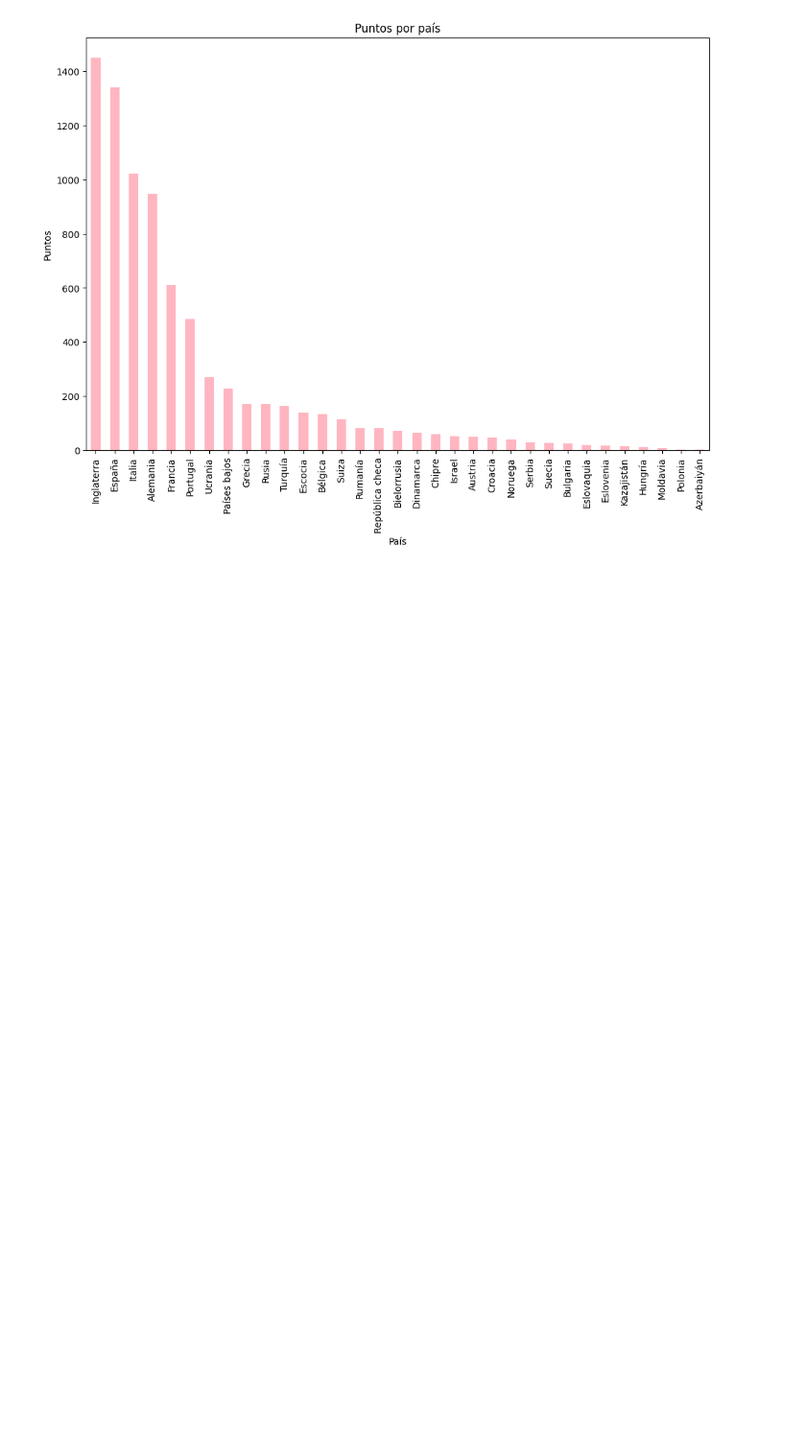
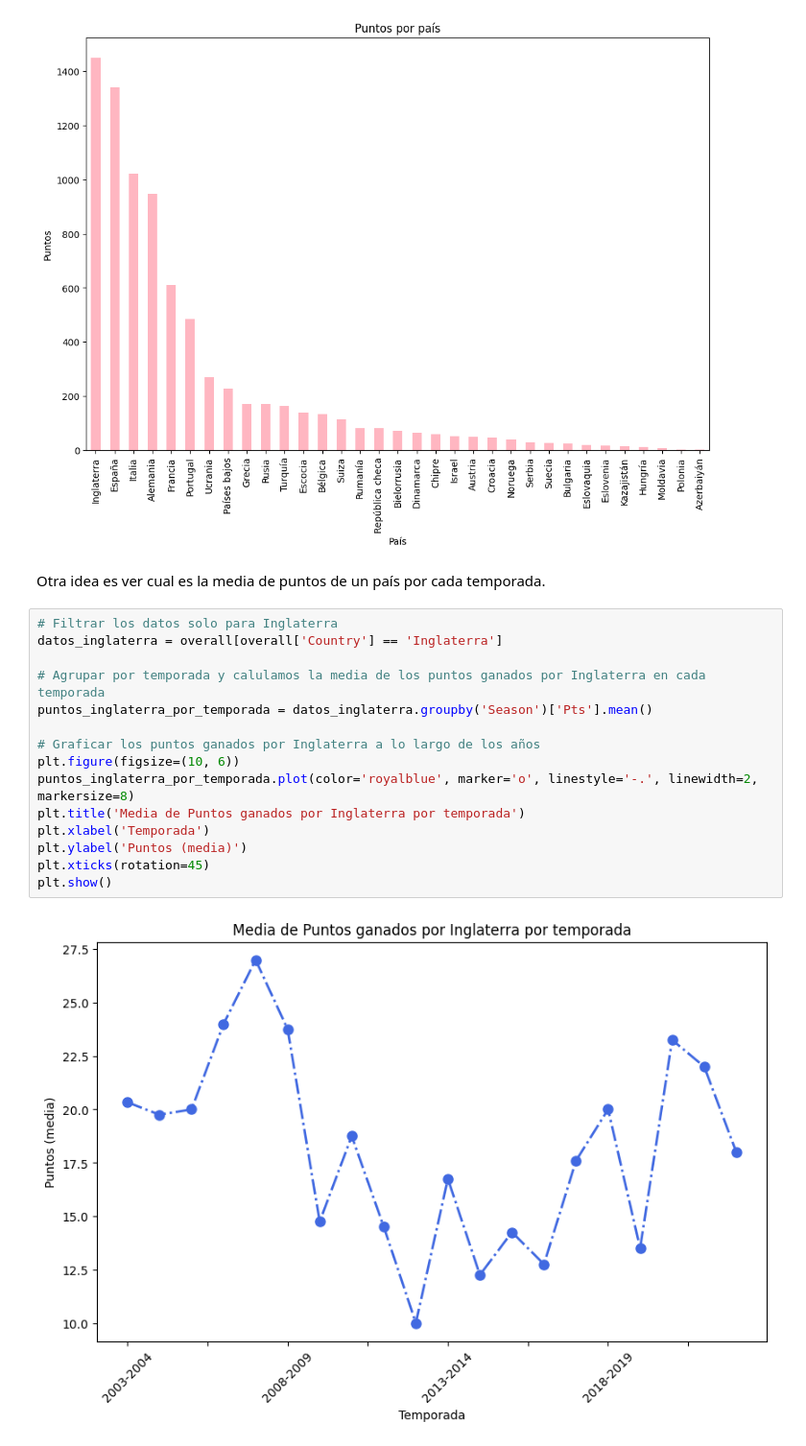
Before and after one commit to lauralardies/uefa_analisis, a Jupyter notebook: UEFA/analisis/limpieza.ipynb, the cells around one changed output. Shown at 96% size. Saved outputs shown, nothing was run; the diff lists cells and outputs as text; blank space fills up the shorter version.

```diff
--- a/UEFA/analisis/limpieza.ipynb
+++ b/UEFA/analisis/limpieza.ipynb
@@ -471,3 +471,22 @@ plt.ylabel('Puntos')
 plt.show()
 # %% [output]
 [figure]
+# %% [markdown]
+Otra idea es ver cual es la media de puntos de un país por cada temporada.
+# %%
+# Filtrar los datos solo para Inglaterra
+datos_inglaterra = overall[overall['Country'] == 'Inglaterra']
+
+# Agrupar por temporada y calulamos la media de los puntos ganados por Inglaterra en cada temporada
+puntos_inglaterra_por_temporada = datos_inglaterra.groupby('Season')['Pts'].mean()
+
+# Graficar los puntos ganados por Inglaterra a lo largo de los años
+plt.figure(figsize=(10, 6))
+puntos_inglaterra_por_temporada.plot(color='royalblue', marker='o', linestyle='-.', linewidth=2, markersize=8)
+plt.title('Media de Puntos ganados por Inglaterra por temporada')
+plt.xlabel('Temporada')
+plt.ylabel('Puntos (media)')
+plt.xticks(rotation=45)
+plt.show()
+# %% [output]
+[figure, added]
```
Also changed, not shown: parts of 1 cell of this notebook.
